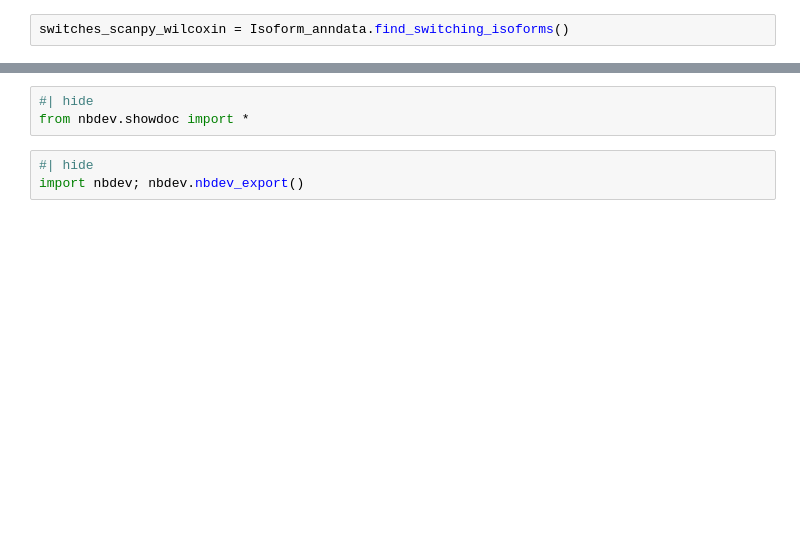
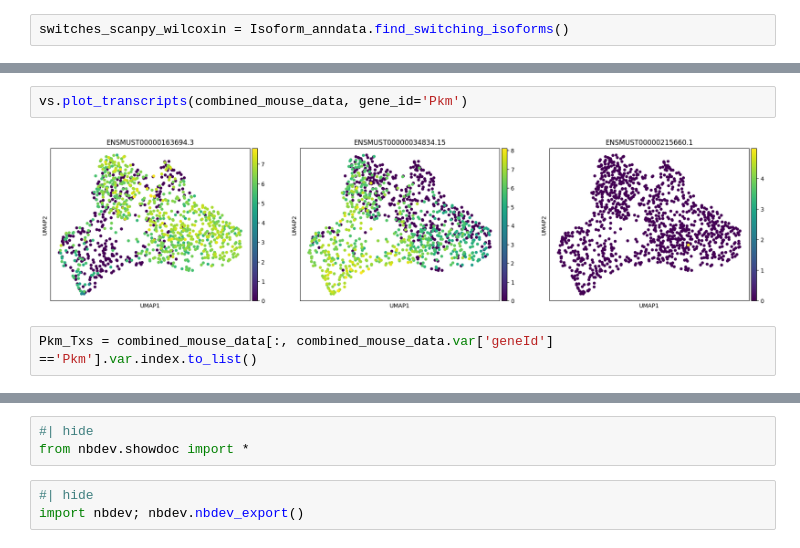
Before and after one commit to cobioda/allos, a Jupyter notebook: nbs/005_switch_search.ipynb, the cells around one changed output, grey strips where cells are left out. Cells and saved outputs as stored; diff of their text form; blank space fills up the shorter version.

```diff
--- a/nbs/005_switch_search.ipynb
+++ b/nbs/005_switch_search.ipynb
@@ -1286,0 +1240,6 @@ switches_scanpy_wilcoxin
+# %%
+vs.plot_transcripts(combined_mouse_data, gene_id='Pkm')
+# %% [output]
+[figure, added]
+# %%
+Pkm_Txs = combined_mouse_data[:, combined_mouse_data.var['geneId'] =='Pkm'].var.index.to_list()
```
Also changed, not shown: parts of 11 cells of this notebook, 9 other files.
